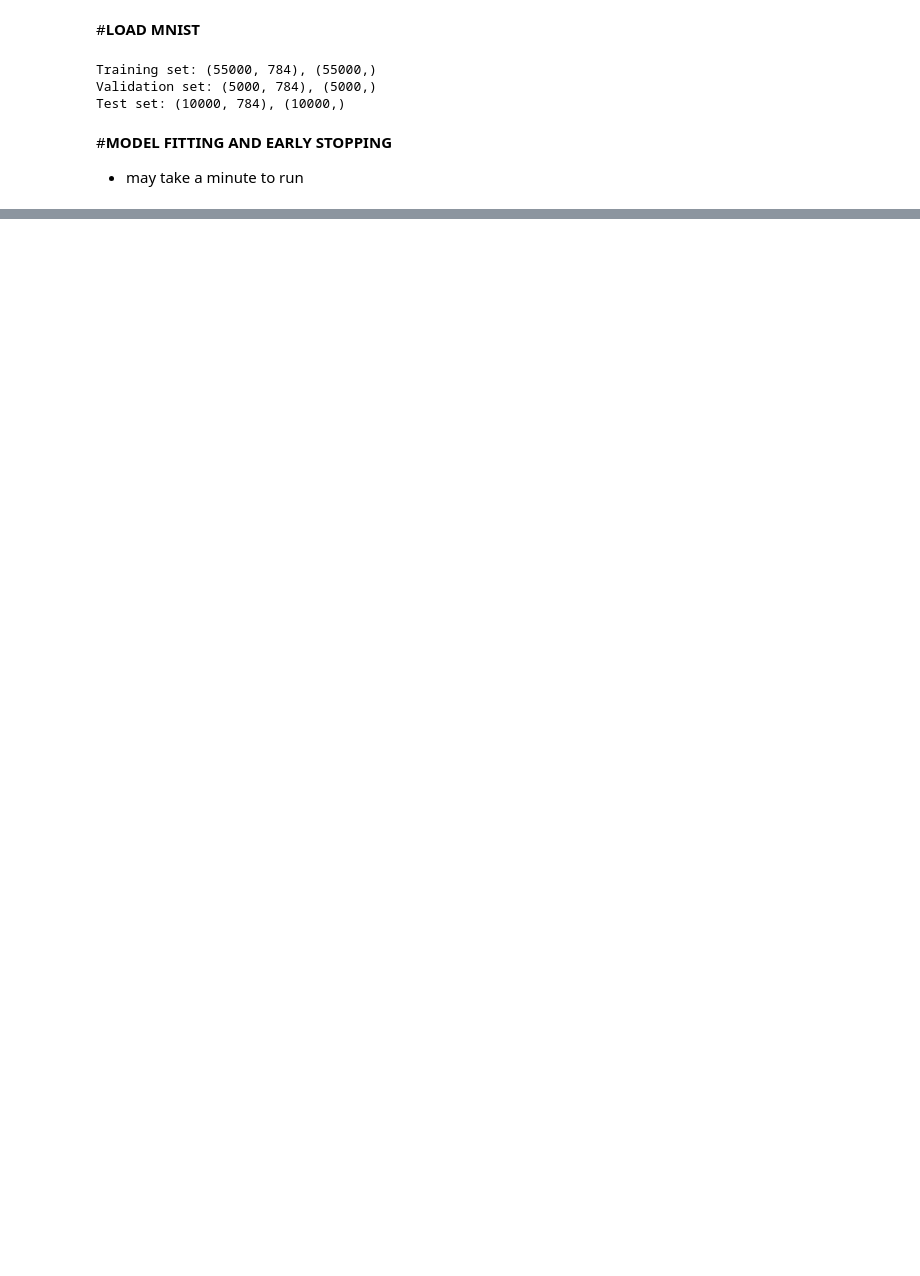
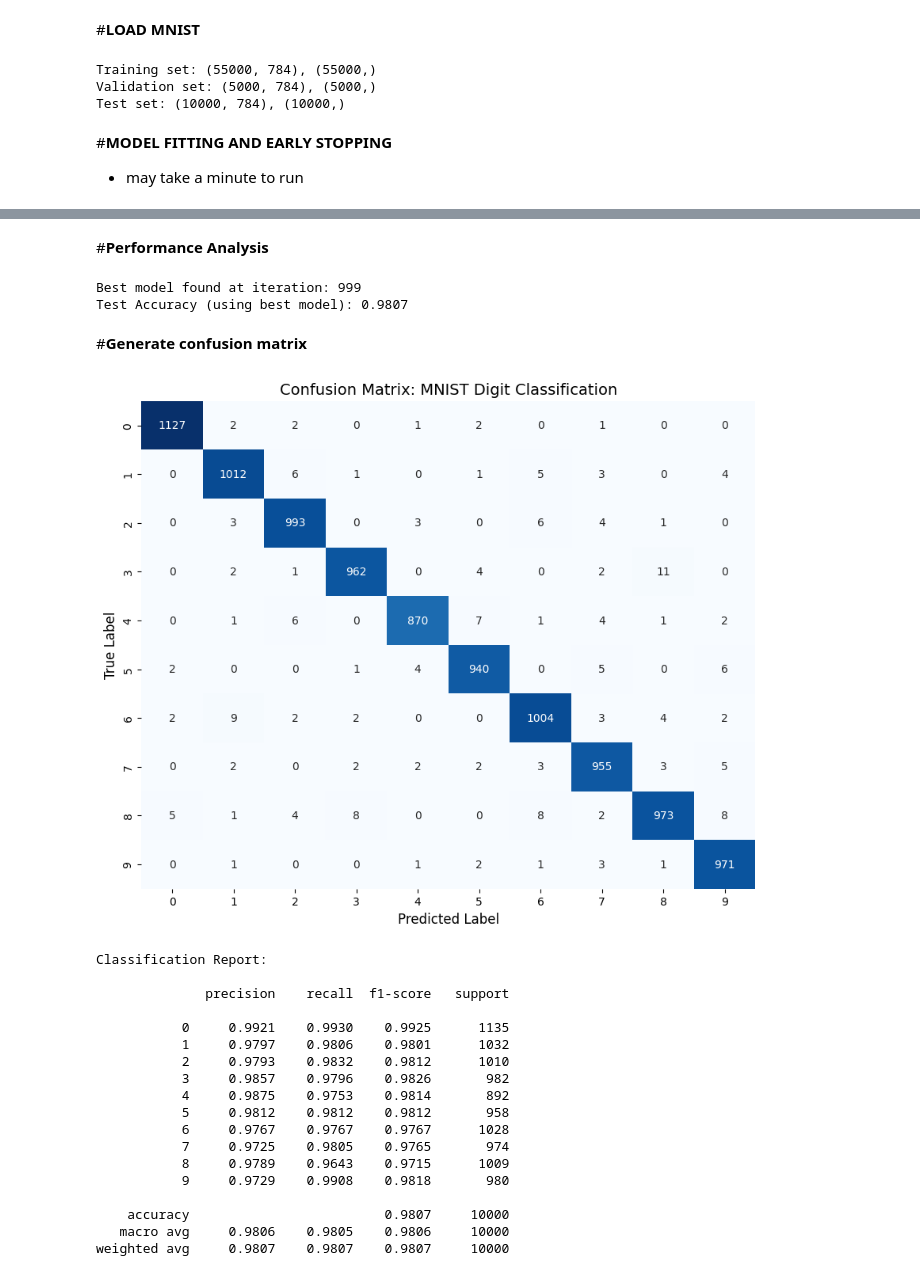
Before and after one commit to gav-ip/cse176-fall-proj, a Jupyter notebook: part2/xgboost.ipynb, the cells around one changed output, grey strips where cells are left out. Cells and saved outputs as stored; diff of their text form; code cells hidden in the pictures; blank space fills up the shorter version.

```diff
--- a/part2/xgboost.ipynb
+++ b/part2/xgboost.ipynb
@@ -72,0 +87,54 @@ clf.save_model("clf.json")
+# %% [markdown]
+#**Performance Analysis**
+# %%
+print(f"Best model found at iteration: {clf.best_iteration}")
+
+# This automatically uses the best iteration
+y_test_pred = clf.predict(X_test)
+
+# Calculate test accuracy
+test_acc = accuracy_score(y_test, y_test_pred)
+print(f"Test Accuracy (using best model): {test_acc:.4f}")
+# %% [output]
+Best model found at iteration: 999
+Test Accuracy (using best model): 0.9807
+# %% [markdown]
+#**Generate confusion matrix**
+# %%
+cm = confusion_matrix(y_test, y_test_pred)
+
+plt.figure(figsize=(10, 8))
+sns.heatmap(
+            cm,
+            cmap="magma",
+            annot=True,
+            fmt="d",
+            cbar=True,
+        )
+plt.title('Confusion Matrix: MNIST Digit Classification', fontsize=14)
+plt.xlabel('Predicted Label', fontsize=12)
+plt.ylabel('True Label', fontsize=12)
+plt.show()
+
+print("\nClassification Report:\n")
+print(classification_report(y_test, y_test_pred, digits=4))
+# %% [output]
+[figure, added]
+Classification Report:
+
+              precision    recall  f1-score   support
+
+           0     0.9921    0.9930    0.9925      1135
+           1     0.9797    0.9806    0.9801      1032
+           2     0.9793    0.9832    0.9812      1010
+           3     0.9857    0.9796    0.9826       982
+           4     0.9875    0.9753    0.9814       892
+           5     0.9812    0.9812    0.9812       958
+           6     0.9767    0.9767    0.9767      1028
+           7     0.9725    0.9805    0.9765       974
+           8     0.9789    0.9643    0.9715      1009
+           9     0.9729    0.9908    0.9818       980
+
+    accuracy                         0.9807     10000
+   macro avg     0.9806    0.9805    0.9806     10000
+weighted avg     0.9807    0.9807    0.9807     10000
```
Also changed, not shown: parts of 5 cells of this notebook.
